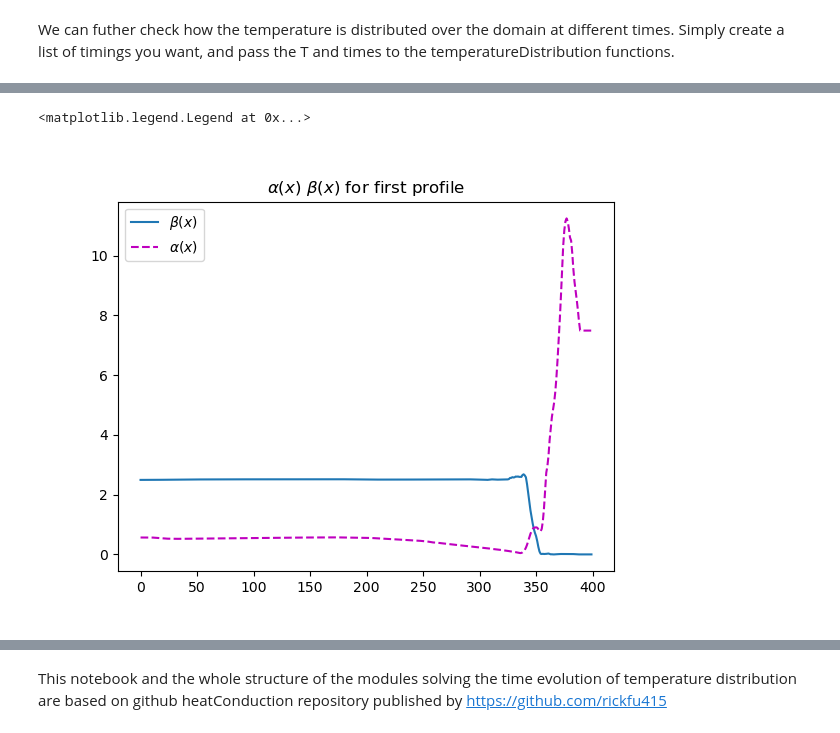
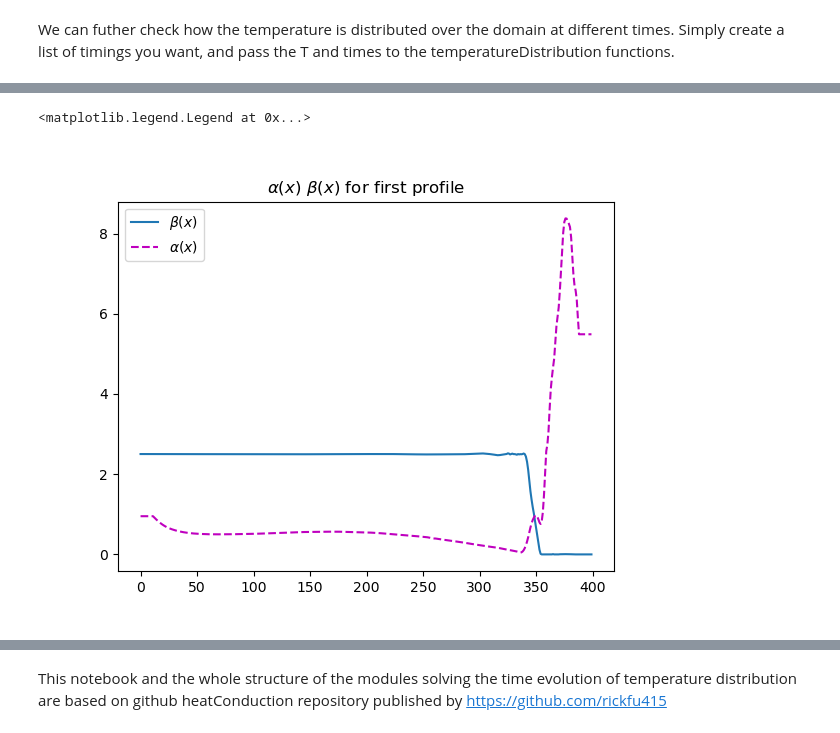
Before and after one commit to Lexmidan/nonloc_heatflux, a Jupyter notebook: PyTorch/time-evolv-heatflux.ipynb, the cells around one changed output, grey strips where cells are left out. Cells and saved outputs as stored; diff of their text form; code cells hidden in the pictures.

```diff
--- a/PyTorch/time-evolv-heatflux.ipynb
+++ b/PyTorch/time-evolv-heatflux.ipynb
@@ -21,5 +16,5 @@ from IPython.utils import io
 import NN_training
 %matplotlib widget
 with io.capture_output() as captured:
-    #model=NN_training.train_model(100) #argument is the number of epochs
-    model=None
+    model=NN_training.train_model(100) #argument is the number of epochs
+    #model=None
@@ -109,8 +125,8 @@ pp.temperatureDistribution(T, times)
 import pandas as pd
 import numpy as np
 import matplotlib.pyplot as plt
-init_profile=pd.read_csv('./PyTorch/init_profile.csv', index_col=(0)).iloc[::100,:]
-data_scaling = pd.read_csv(f'./PyTorch/data_scaling.csv', header=0, index_col=0)
+init_profile=pd.read_csv('./Data/init_profile.csv', index_col=(0)).iloc[::100,:]
+data_scaling = pd.read_csv(f'./Data/data_scaling.csv', header=0, index_col=0)
 nescaled  = (init_profile['ne']-data_scaling['n'].loc['mean'])/data_scaling['n'].loc['std']
 Zscaled = (init_profile['Zbar']-data_scaling['Z'].loc['mean'])/data_scaling['Z'].loc['std']
 Knscaled  = (init_profile['Kn']-data_scaling['Kn'].loc['mean'])/data_scaling['Kn'].loc['std']
@@ -133,16 +149,16 @@ for i in T.columns:
     alphaprof[i]=alphatest
     betaprof[i]=betatest
 # %%
-al, be = hc.get_data_qless(model, xdsd,Tscaled, gradTscaled, Zscaled, nescaled, Knscaled, 21 )
+al, be = hc.get_data_qless(model, xdsd,Tscaled, gradTscaled, Zscaled, nescaled, Knscaled, 23 )
 
 fi, ax = plt.subplots()
 ax.plot(be, label=r'$\beta(x)$')
 ax.plot(al, 'm--', label=r'$\alpha(x)$')
 ax.set_title(r'$\alpha(x)$ $\beta(x)$ for first profile')
 ax.legend(loc='best')
 # %% [output]
 <matplotlib.legend.Legend at 0x...>
-[figure, old version]
+[figure, new version]
 # %%
 
 fi2, ax2 = plt.subplots()
```
Also changed, not shown: parts of 16 cells of this notebook, 28 other files.
